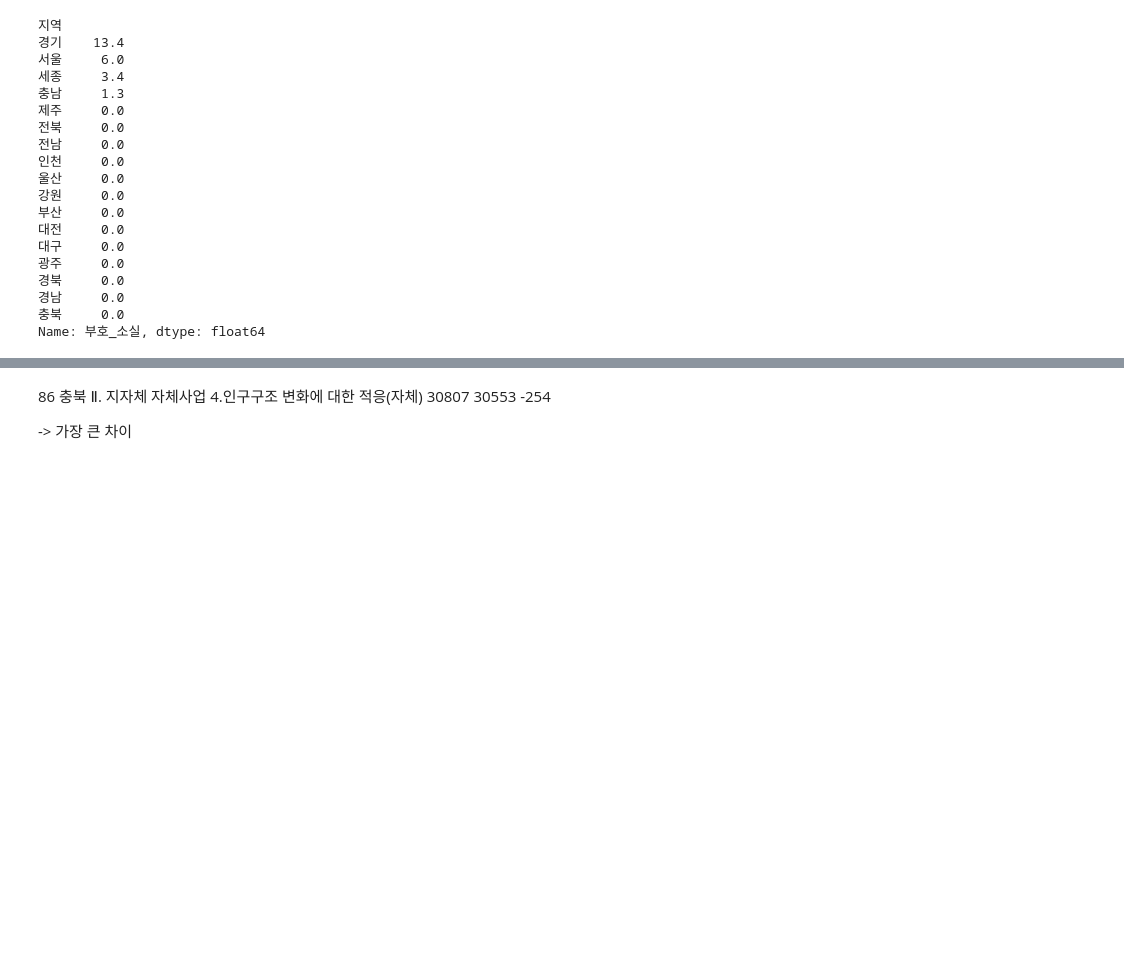
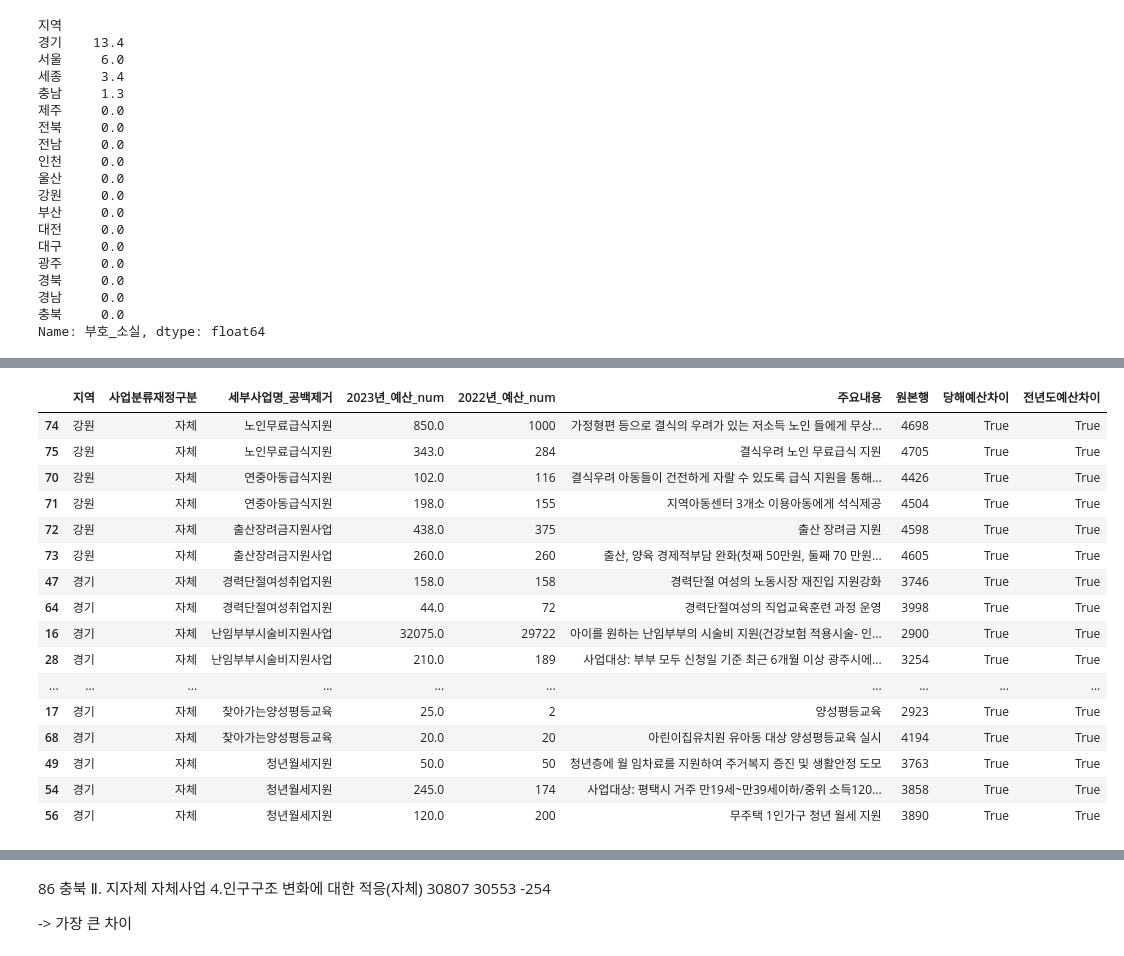
Before and after one commit to JungYeoni/yumocha, a Jupyter notebook: notebooks/20260716_EDA_2023_전국_시도분리정제.ipynb, the cells around one changed output, grey strips where cells are left out. Saved outputs shown, nothing was run; the diff lists cells and outputs as text; code cells hidden in the pictures; blank space fills up the shorter version.

```diff
--- a/notebooks/20260716_EDA_2023_전국_시도분리정제.ipynb
+++ b/notebooks/20260716_EDA_2023_전국_시도분리정제.ipynb
@@ -266,6 +310,11 @@ df_leaf["주요내용"] = clean_text(df_leaf["주요내용"], strip_bullet=True)
 df_leaf["대분류"] = clean_text(df_leaf["대분류"])
 df_leaf["중분류"] = clean_text(df_leaf["중분류"])
 
+# 공통/자체 구분은 값 내부의 모든 공백까지 제거
+df_leaf["사업분류재정구분"] = clean_text(df_leaf["사업분류재정구분"]).str.replace(
+    r"\s+", "", regex=True
+)
+
 df_leaf.head()
 # %% [output]
 |  | 세부사업명 | 사업분류재정구분 | 2023년 예산 | 2022년 예산 | 증감액 | 비율 | 주요내용 | 원본표구간 | 머리글행 | 원본행 | 행유형 | ... |
@@ -369,0 +478,55 @@ Name: 부호_소실, dtype: float64
+# %%
+space_name_detail = df_leaf.merge(
+    space_name_qa[
+        ["지역", "사업분류재정구분", "세부사업명_공백제거", "당해예산차이", "전년도예산차이"]
+    ],
+    on=["지역", "사업분류재정구분", "세부사업명_공백제거"],
+    how="inner",
+    validate="many_to_one",
+)
+
+display(
+    space_name_detail[
+        [
+            "지역",
+            "사업분류재정구분",
+            "세부사업명_공백제거",
+            f"{YEAR}년_예산_num",
+            f"{YEAR - 1}년_예산_num",
+            "주요내용",
+            "원본행",
+            "당해예산차이",
+            "전년도예산차이",
+        ]
+    ]
+    .sort_values(
+        [
+            "당해예산차이",
+            "전년도예산차이",
+            "지역",
+            "사업분류재정구분",
+            "세부사업명_공백제거",
+            "원본행",
+        ],
+        ascending=[False, False, True, True, True, True],
+    )
+    .head(50)
+)
+# %% [output]
+|  | 지역 | 사업분류재정구분 | 세부사업명_공백제거 | 2023년_예산_num | 2022년_예산_num | 주요내용 | 원본행 | 당해예산차이 | 전년도예산차이 |
+| 74 | 강원 | 자체 | 노인무료급식지원 | 850.0 | 1000 | 가정형편 등으로 결식의 우려가 있는 저소득 노인 들에게 무상... | 4698 | True | True |
+| 75 | 강원 | 자체 | 노인무료급식지원 | 343.0 | 284 | 결식우려 노인 무료급식 지원 | 4705 | True | True |
+| 70 | 강원 | 자체 | 연중아동급식지원 | 102.0 | 116 | 결식우려 아동들이 건전하게 자랄 수 있도록 급식 지원을 통해... | 4426 | True | True |
+| 71 | 강원 | 자체 | 연중아동급식지원 | 198.0 | 155 | 지역아동센터 3개소 이용아동에게 석식제공 | 4504 | True | True |
+| 72 | 강원 | 자체 | 출산장려금지원사업 | 438.0 | 375 | 출산 장려금 지원 | 4598 | True | True |
+| 73 | 강원 | 자체 | 출산장려금지원사업 | 260.0 | 260 | 출산, 양육 경제적부담 완화(첫째 50만원, 둘째 70 만원... | 4605 | True | True |
+| 47 | 경기 | 자체 | 경력단절여성취업지원 | 158.0 | 158 | 경력단절 여성의 노동시장 재진입 지원강화 | 3746 | True | True |
+| 64 | 경기 | 자체 | 경력단절여성취업지원 | 44.0 | 72 | 경력단절여성의 직업교육훈련 과정 운영 | 3998 | True | True |
+| 16 | 경기 | 자체 | 난임부부시술비지원사업 | 32075.0 | 29722 | 아이를 원하는 난임부부의 시술비 지원(건강보험 적용시술- 인... | 2900 | True | True |
+| 28 | 경기 | 자체 | 난임부부시술비지원사업 | 210.0 | 189 | 사업대상: 부부 모두 신청일 기준 최근 6개월 이상 광주시에... | 3254 | True | True |
+| ... | ... | ... | ... | ... | ... | ... | ... | ... | ... |
+| 17 | 경기 | 자체 | 찾아가는양성평등교육 | 25.0 | 2 | 양성평등교육 | 2923 | True | True |
+| 68 | 경기 | 자체 | 찾아가는양성평등교육 | 20.0 | 20 | 아린이집유치원 유아동 대상 양성평등교육 실시 | 4194 | True | True |
+| 49 | 경기 | 자체 | 청년월세지원 | 50.0 | 50 | 청년층에 월 임차료를 지원하여 주거복지 증진 및 생활안정 도모 | 3763 | True | True |
+| 54 | 경기 | 자체 | 청년월세지원 | 245.0 | 174 | 사업대상: 평택시 거주 만19세~만39세이하/중위 소득120... | 3858 | True | True |
+| 56 | 경기 | 자체 | 청년월세지원 | 120.0 | 200 | 무주택 1인가구 청년 월세 지원 | 3890 | True | True |
```
Also changed, not shown: parts of 42 cells of this notebook, 1 other file.
